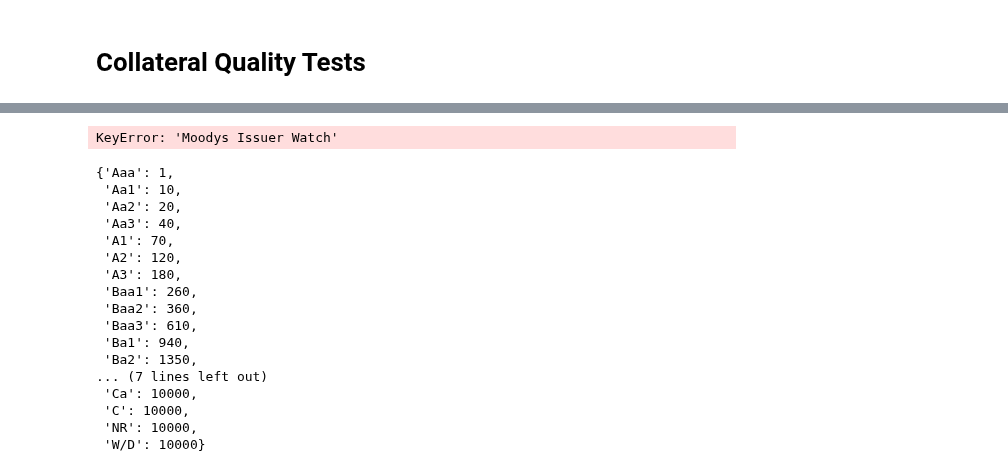
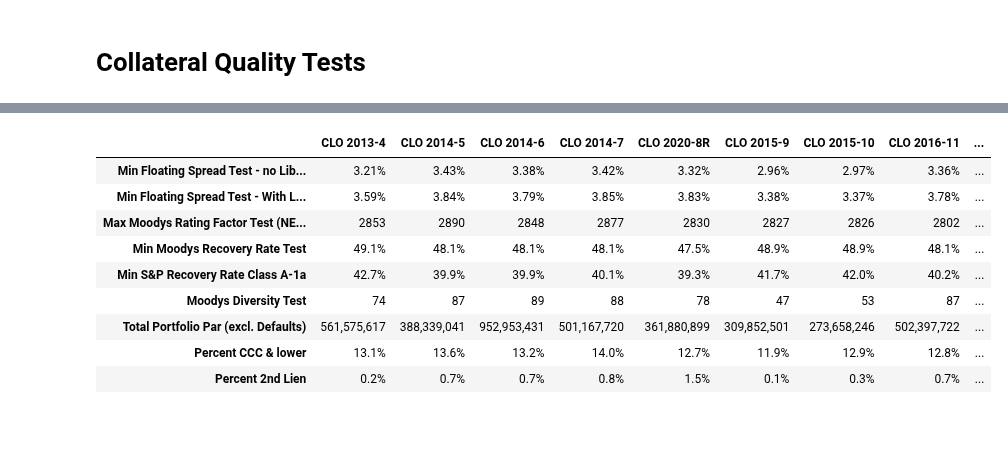
Before and after one commit to joshknechtel-gs/RM-IT, a Jupyter notebook: ComplianceChecks.ipynb, the cells around one changed output, grey strips where cells are left out. Drawn from its saved outputs; the diff is of its cells as text; code cells hidden in the pictures; blank space fills up the shorter version.

```diff
--- a/ComplianceChecks.ipynb
+++ b/ComplianceChecks.ipynb
@@ -43,7 +57,7 @@ def DataLabelMap(df):
         'ISIN': 'ISIN',
         'Asset Type': 'Asset Type',
         'Analyst': 'Analyst',
-        'Floating Spread': 'Floating Spread',
+        'Floating Spread': 'Spread',
         'Floating Spread Floor': 'Floating Spread Floor',
         'All In Rate': 'All In Rate',
         'Maturity Date': 'Maturity Date',
@@ -64,7 +78,7 @@ def DataLabelMap(df):
         'Agent Bank': 'Agent Bank',
         'OCP CLO 2013-4, Ltd.': 'CLO 2013-4',
         'OCP CLO 2014-5, Ltd.': 'CLO 2014-5',
-        'OCP CLO 2014-6, Ltd.': 'CLO 2014-6, Ltd.',
+        'OCP CLO 2014-6, Ltd.': 'CLO 2014-6',
         'OCP CLO 2014-7, Ltd.': 'CLO 2014-7',
         'OCP CLO 2020-8R, Ltd.': 'CLO 2020-8R',
         'OCP CLO 2015-9, Ltd.': 'CLO 2015-9',
@@ -74,7 +88,7 @@ def DataLabelMap(df):
         'OCP CLO 2017-13, Ltd.': 'CLO 2017-13',
         'OCP CLO 2017-14, Ltd.': 'CLO 2017-14',
         'OCP CLO 2018-15, Ltd.': 'CLO 2018-15',
-        'OCP CLO 2019-16, Ltd.': 'CLO 2019-16',
+        'OCP CLO 2019-16, Ltd. ': 'CLO 2019-16',
         'OCP CLO 2019-17, Ltd': 'CLO 2019-17',
         'OCP CLO 2020-18, Ltd.': 'CLO 2020-18',
         'OCP CLO 2020-19, Ltd.': 'CLO 2020-19',
@@ -85,15 +99,11 @@ def DataLabelMap(df):
         'S&P Industry': 'S&P Industry',
         'Lien Type': 'Lien Type',
         'Issuer Country': 'Issuer Country'}
+    df.columns = df.columns.str.strip()  # removes leading/trailing whitespace
     df.rename(columns=datalabelmap,inplace=True)
     return df
 
-def get_trustee_recon(filepath):
-    master_df = pd.read_csv(filepath,header=0)
-    master_df = master_df.loc[:,~master_df.columns.str.match("Unnamed")]
-    master_df.rename(columns={'LoanX Id':'LXID'},inplace=True)
-    master_df.set_index('LXID', inplace=True)
-    return master_df
+
 
 def get_master_position_report(filepath):
     master_df = pd.read_excel(filepath,header=0)
@@ -455,0 +523,6 @@ TypeError: can't multiply sequence by non-int of type 'float'
+# %%
+#(np.floor((pd.to_datetime(df['dte']) - pd.to_datetime(dob)).dt.days / 365.25))
+
+
+clo_df['Average Life']  = ((clo_df['Maturity Date'] - pd.Timestamp.today()).dt.days/365).round(2)
+clo_df['Average Life']
@@ -456,3 +543,35 @@ TypeError: can't multiply sequence by non-int of type 'float'
+# %%
+def prepost_Port_stats(model_df, cols):
+
+    mask = abs(model_df[cols[0]]) > 0
+    cstats = Port_stats(model_df.loc[mask], cols[0])
+    cstats.rename(columns={'Portfolio Stats':cols[0]},inplace=True)
+
+    if len(cols)>1:
+        for c in cols[1:]:
+            mask = abs(model_df[c]) > 0
+            tstats = Port_stats(model_df.loc[mask], c)
+            tstats.rename(columns={'Portfolio Stats':c},inplace=True)
+            cstats = cstats.join(tstats)
+
+    return cstats
+# %%
+prepost_Port_stats(clo_df, ['CLO 2013-4', 'CLO 2014-5', 'CLO 2014-6',
+       'CLO 2014-7', 'CLO 2020-8R', 'CLO 2015-9', 'CLO 2015-10', 'CLO 2016-11',
+       'CLO 2016-12', 'CLO 2017-13', 'CLO 2017-14', 'CLO 2018-15',
+       'CLO 2019-16', 'CLO 2019-17', 'CLO 2020-18', 'CLO 2020-19',
+       'CLO 2020-20', 'CLO 2021-21'])
+# %% [output]
+|  | CLO 2013-4 | CLO 2014-5 | CLO 2014-6 | CLO 2014-7 | CLO 2020-8R | CLO 2015-9 | CLO 2015-10 | CLO 2016-11 | ... |
+| Min Floating Spread Test - no Lib... | 3.21% | 3.43% | 3.38% | 3.42% | 3.32% | 2.96% | 2.97% | 3.36% | ... |
+| Min Floating Spread Test - With L... | 3.59% | 3.84% | 3.79% | 3.85% | 3.83% | 3.38% | 3.37% | 3.78% | ... |
+| Max Moodys Rating Factor Test (NE... | 2853 | 2890 | 2848 | 2877 | 2830 | 2827 | 2826 | 2802 | ... |
+| Min Moodys Recovery Rate Test | 49.1% | 48.1% | 48.1% | 48.1% | 47.5% | 48.9% | 48.9% | 48.1% | ... |
+| Min S&P Recovery Rate Class A-1a | 42.7% | 39.9% | 39.9% | 40.1% | 39.3% | 41.7% | 42.0% | 40.2% | ... |
+| Moodys Diversity Test | 74 | 87 | 89 | 88 | 78 | 47 | 53 | 87 | ... |
+| Total Portfolio Par (excl. Defaults) | 561,575,617 | 388,339,041 | 952,953,431 | 501,167,720 | 361,880,899 | 309,852,501 | 273,658,246 | 502,397,722 | ... |
+| Percent CCC & lower | 13.1% | 13.6% | 13.2% | 14.0% | 12.7% | 11.9% | 12.9% | 12.8% | ... |
+| Percent 2nd Lien | 0.2% | 0.7% | 0.7% | 0.8% | 1.5% | 0.1% | 0.3% | 0.7% | ... |
 # %%
 def moodys_adjusted_warf(df):
     """
@@ -499,24 +742,0 @@ def sp_grf(df):
-# %%
-moodys_adjusted_warf(trustee_df)
-# %% [output]
-KeyError: 'Moodys Issuer Watch'
-# %%
-dict(moodys_rfTable[['Moody\'s Rating Factor Table','RF']].values)
-# %% [output]
-{'Aaa': 1,
- 'Aa1': 10,
- 'Aa2': 20,
- 'Aa3': 40,
- 'A1': 70,
- 'A2': 120,
- 'A3': 180,
- 'Baa1': 260,
- 'Baa2': 360,
- 'Baa3': 610,
- 'Ba1': 940,
- 'Ba2': 1350,
-... (7 lines left out)
- 'Ca': 10000,
- 'C': 10000,
- 'NR': 10000,
- 'W/D': 10000}
```
Also changed, not shown: parts of 29 cells of this notebook.
